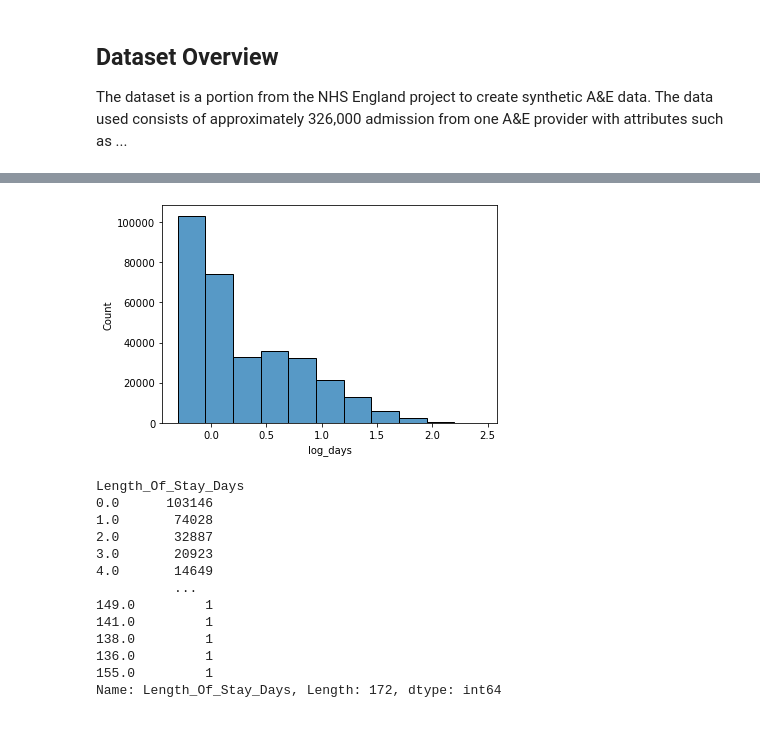
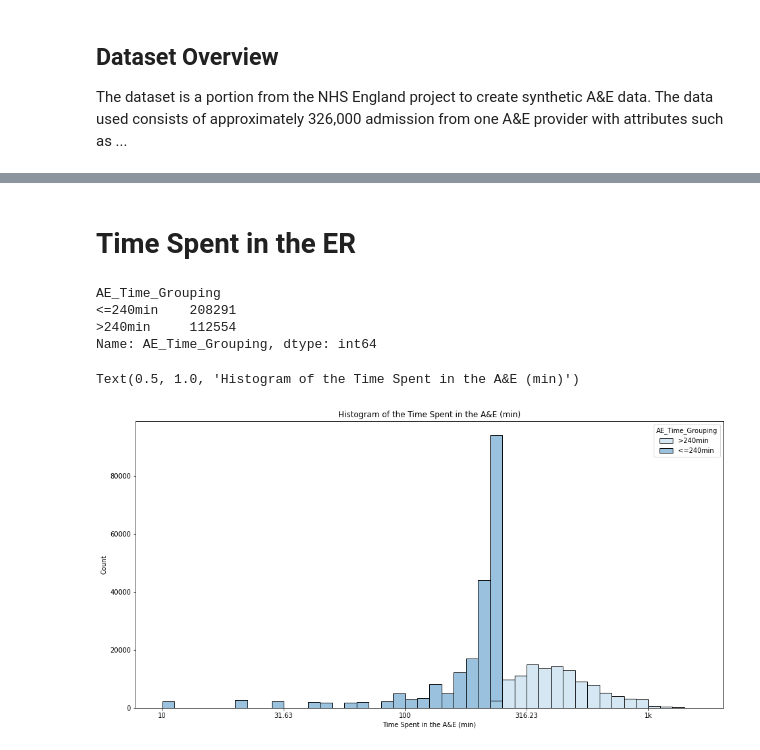
Before and after one commit to biogear13/A-E_admitted_Synthetic_Data, a Jupyter notebook: AandE_admission_analysis_presentation.ipynb, the cells around one changed output, grey strips where cells are left out. Drawn from its saved outputs; the diff is of its cells as text; code cells hidden in the pictures.

```diff
--- a/AandE_admission_analysis_presentation.ipynb
+++ b/AandE_admission_analysis_presentation.ipynb
@@ -38,5 +19,0 @@ analysis[analysis['Length_Of_Stay_Days']!=1]
-# %%
-analysis['log_days']=analysis['Length_Of_Stay_Days'].apply(lambda x: np.log10(x) if x>0 else np.log10(0.5))
-ax=sns.histplot(data=analysis, x='log_days', binwidth=0.25)
-# %% [output]
-[figure, removed]
@@ -42,0 +59,6 @@ ax=sns.histplot(data=analysis, x='log_days', binwidth=0.25)
+# %%
+def create_histogram(data, x, y, binwidth=1):
+    var=rename_variable(x)
+    plt.figure(figsize=(16,8))
+    sns.histplot(data=data, x=x, hue=y, palette='Blues', binwidth=binwidth)
+    plt.xlabel(var)
@@ -43,16 +99,28 @@ ax=sns.histplot(data=analysis, x='log_days', binwidth=0.25)
+# %% [markdown]
+# Time Spent in the ER
+# %%
+# Since log10(0) is infinite and since 0min spent in
+# and A&E would need more industry knowledge if such is applicable or not,
+# I resolved that moving forward I would filter out rows that have 0 for their AE_Time_Mins
+analysis=analysis[analysis['AE_Time_Mins']>0]
+# Compute for the log value of the time in min
+analysis['log_ae_time']=analysis['AE_Time_Mins'].apply(lambda x: np.log10(x))
+# I want to show the two groups up to the median and above the median
+median=analysis['AE_Time_Mins'].median()
+analysis['AE_Time_Grouping']=analysis['AE_Time_Mins'].apply(lambda x: '>240min' if x>median else '<=240min')
 # %%
-print(analysis.groupby(['Length_Of_Stay_Days'])['Length_Of_Stay_Days'].count().sort_values(ascending=False))
+print(analysis.groupby('AE_Time_Grouping')['AE_Time_Grouping'].count())
 # %% [output]
-Length_Of_Stay_Days
-0.0      103146
-1.0       74028
-2.0       32887
-3.0       20923
-4.0       14649
-          ...
-149.0         1
-141.0         1
-138.0         1
-136.0         1
-155.0         1
-Name: Length_Of_Stay_Days, Length: 172, dtype: int64
+AE_Time_Grouping
+<=240min    208291
+>240min     112554
+Name: AE_Time_Grouping, dtype: int64
+# %%
+create_histogram(analysis,'log_ae_time','AE_Time_Grouping',0.05)
+# Change the xticks to be more understandable
+plt.xticks([1.0,1.5,2.0,2.5,3.0], [10, 31.63, 100, 316.23, '1k'])
+var = rename_variable('log_ae_time')
+plt.title(f'Histogram of the {var}')
+# %% [output]
+Text(0.5, 1.0, 'Histogram of the Time Spent in the A&E (min)')
+[figure, added]
```
Also changed, not shown: parts of 19 cells of this notebook, 6 other files.
